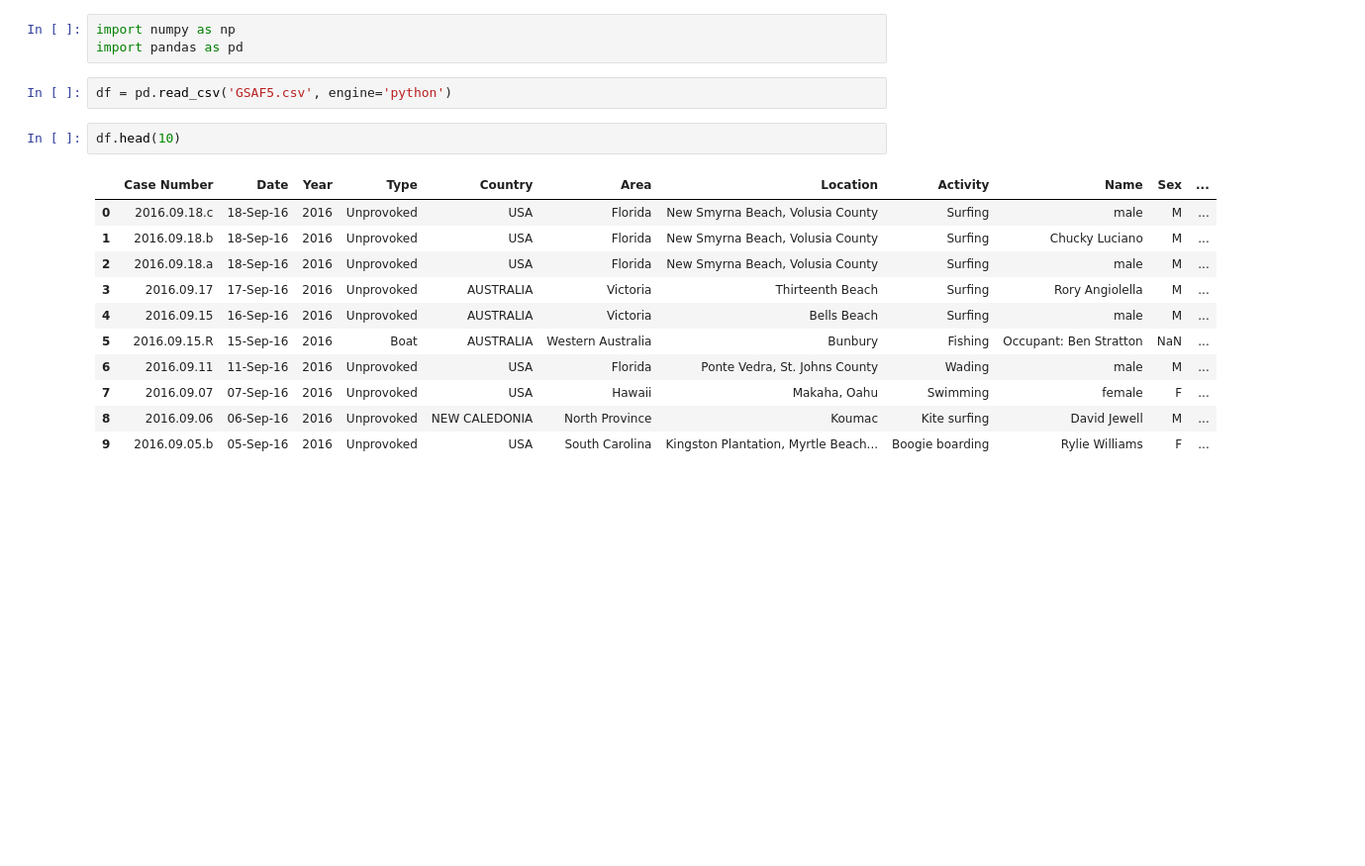
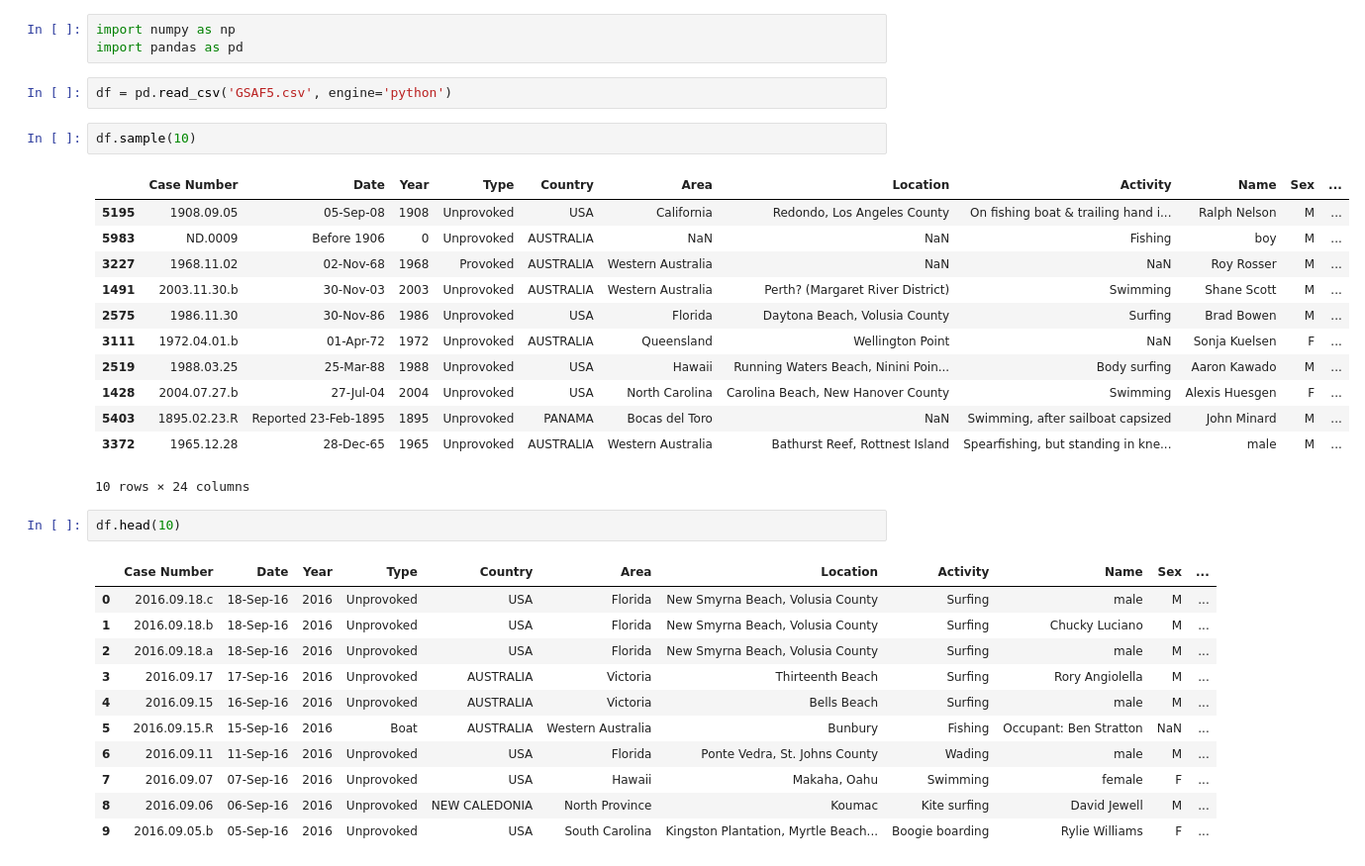
Before and after one commit to Lsacy/data-ber-08-20, a Jupyter notebook: Projects/module-1_projects/02_pandas-project/your-code/Untitled.ipynb, the cells around one changed output. Shown: that part at 99% size. Drawn from its saved outputs; the diff is of its cells as text; blank space fills up the shorter version.

```diff
--- a/Projects/module-1_projects/02_pandas-project/your-code/Untitled.ipynb
+++ b/Projects/module-1_projects/02_pandas-project/your-code/Untitled.ipynb
@@ -3,6 +3,21 @@ import numpy as np
 import pandas as pd
 # %%
 df = pd.read_csv('GSAF5.csv', engine='python')
+# %%
+df.sample(10)
+# %% [output]
+|  | Case Number | Date | Year | Type | Country | Area | Location | Activity | Name | Sex | ... |
+| 5195 | 1908.09.05 | 05-Sep-08 | 1908 | Unprovoked | USA | California | Redondo, Los Angeles County | On fishing boat & trailing hand i... | Ralph Nelson | M | ... |
+| 5983 | ND.0009 | Before 1906 | 0 | Unprovoked | AUSTRALIA | NaN | NaN | Fishing | boy | M | ... |
+| 3227 | 1968.11.02 | 02-Nov-68 | 1968 | Provoked | AUSTRALIA | Western Australia | NaN | NaN | Roy Rosser | M | ... |
+| 1491 | 2003.11.30.b | 30-Nov-03 | 2003 | Unprovoked | AUSTRALIA | Western Australia | Perth? (Margaret River District) | Swimming | Shane Scott | M | ... |
+| 2575 | 1986.11.30 | 30-Nov-86 | 1986 | Unprovoked | USA | Florida | Daytona Beach, Volusia County | Surfing | Brad Bowen | M | ... |
+| 3111 | 1972.04.01.b | 01-Apr-72 | 1972 | Unprovoked | AUSTRALIA | Queensland | Wellington Point | NaN | Sonja Kuelsen | F | ... |
+| 2519 | 1988.03.25 | 25-Mar-88 | 1988 | Unprovoked | USA | Hawaii | Running Waters Beach, Ninini Poin... | Body surfing | Aaron Kawado | M | ... |
+| 1428 | 2004.07.27.b | 27-Jul-04 | 2004 | Unprovoked | USA | North Carolina | Carolina Beach, New Hanover County | Swimming | Alexis Huesgen | F | ... |
+| 5403 | 1895.02.23.R | Reported 23-Feb-1895 | 1895 | Unprovoked | PANAMA | Bocas del Toro | NaN | Swimming, after sailboat capsized | John Minard | M | ... |
+| 3372 | 1965.12.28 | 28-Dec-65 | 1965 | Unprovoked | AUSTRALIA | Western Australia | Bathurst Reef, Rottnest Island | Spearfishing, but standing in kne... | male | M | ... |
+10 rows × 24 columns
 # %%
 df.head(10)
 # %% [output]
```
Also changed, not shown: parts of 6 cells of this notebook, 5 other files.
